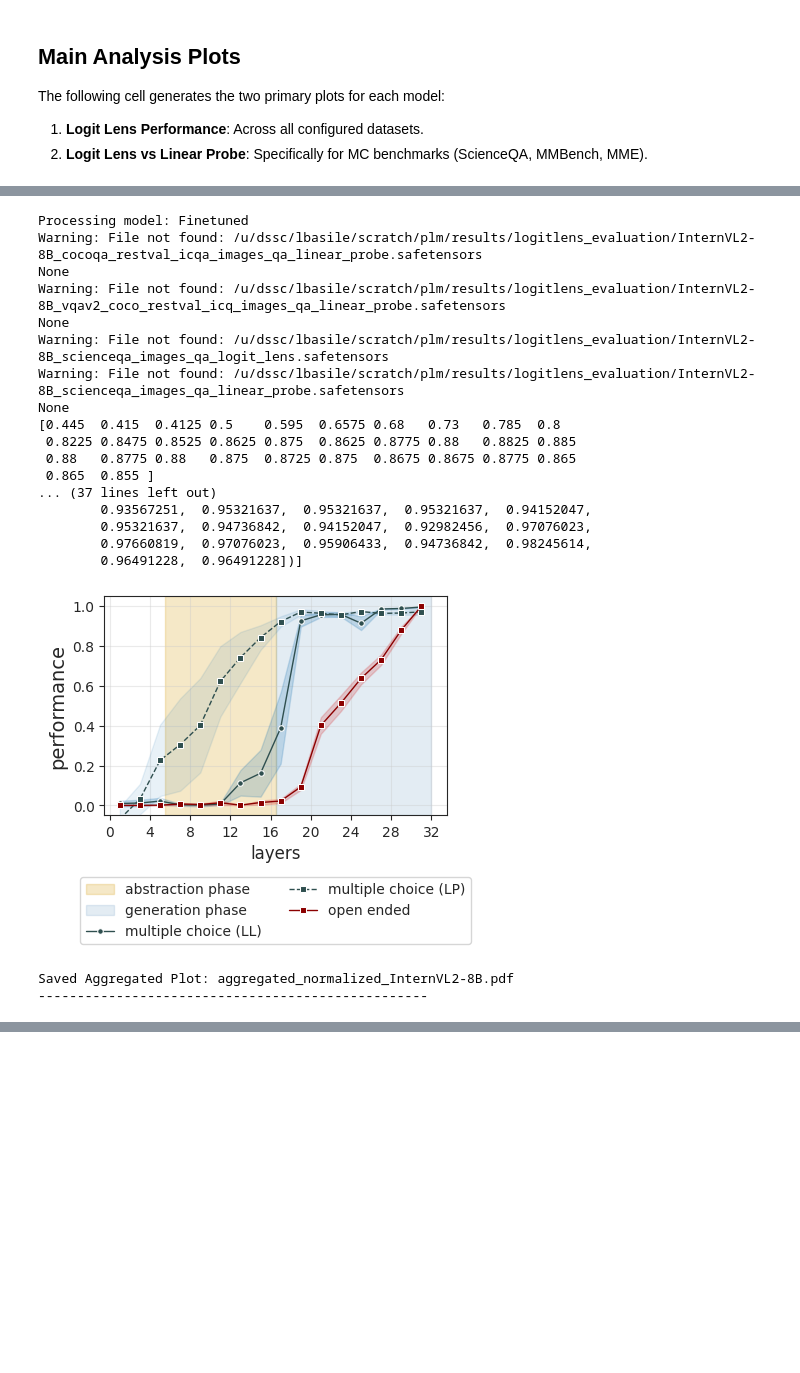
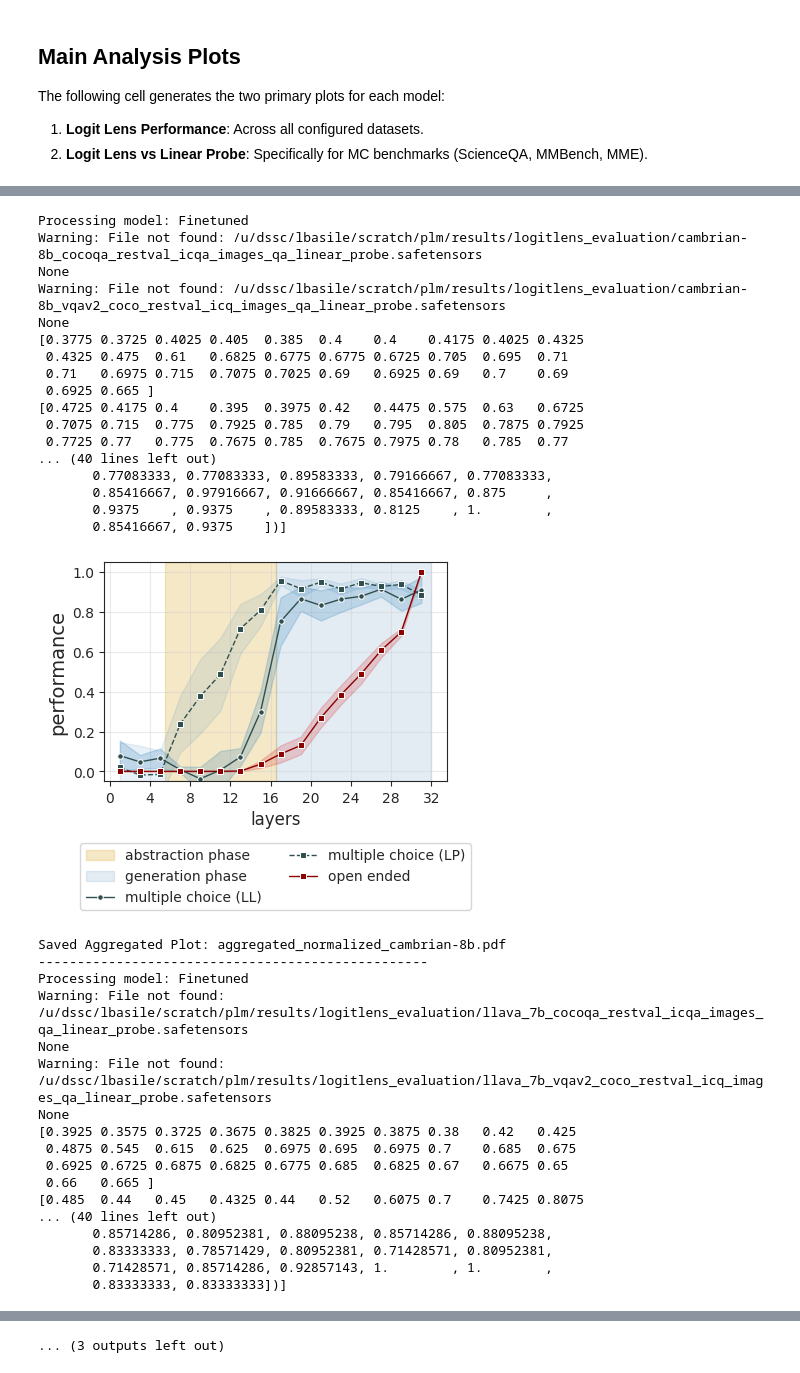
Before and after one commit to luisfpal/multimodal_finetuned_representations, a Jupyter notebook: plotting/logitlens_plots.ipynb, the cells around one changed output, grey strips where cells are left out. Cells and saved outputs as stored; diff of their text form; code cells hidden in the pictures; blank space fills up the shorter version.

```diff
--- a/plotting/logitlens_plots.ipynb
+++ b/plotting/logitlens_plots.ipynb
@@ -37,27 +37,36 @@ Define the datasets and models to include in the plots.
 DATASETS = [
     ("l11p/COCOQA-restval-ICQA", ["images_qa"]),
     ("l11p/VQAv2-COCO-restval-ICQ", ["images_qa"]),
-    ("derek-thomas/ScienceQA", ["images_qa"]),
+    ("lmms-lab/ScienceQA", ["images_qa"]),
     ("l11p/MME-test-captioned", ["images_qa"]),
     ("l11p/MMBench_EN-dev-captioned", ["images_qa"]),
     ("l11p/GQA-val-balanced-noyesno-captioned", ["images_qa"]),
-    ("lmms-lab/ai2d", ["images_qa"]),
+    # ("lmms-lab/ai2d", ["images_qa"]),
     ("lmms-lab/POPE", ["images_qa"]),
-    ("lmms-lab/textvqa", ["images_qa"])
+    # ("lmms-lab/textvqa", ["images_qa"]),
+    ("Lin-Chen/MMStar", ["images_qa"]),
+    ("vikhyatk/CountBenchQA", ["images_qa"]),
 ]
 
 # Multiple choice datasets for the comparison plot
 MC_DATASETS = [
-    # "derek-thomas/ScienceQA",
+    # "lmms-lab/ScienceQA",
     "l11p/MME-test-captioned",
     "l11p/MMBench_EN-dev-captioned",
-    "lmms-lab/ai2d",
-    "lmms-lab/POPE"
+    # "lmms-lab/ai2d",
+    "lmms-lab/POPE",
+    "Lin-Chen/MMStar",
 ]
 
 # (model_path, model_label)
 MODELS = [
     # ("l11p/llava-v1.5-7b-pretrained-lbasile", "Pretrained"),
+    ("nyu-visionx/cambrian-8b", "Finetuned"),
+    ("lbasile/llava_7b", "Finetuned"),
+    ("lbasile/llava_13b", "Finetuned"),
+    ("lbasile/llava_13b", "Finetuned"),
+    ("lmms-lab/LLaVA-OneVision-1.5-8B-Instruct", "Finetuned"),
+    ("lmms-lab/LLaVA-OneVision-1.5-4B-Instruct", "Finetuned"),
     ("OpenGVLab/InternVL2-8B", "Finetuned"),
 ]
 
@@ -100,7 +109,9 @@ BASELINES = {
     "gqa_val_balanced_noyesno_captioned": 0.0,
     "ai2d": 0.25,
     "pope": 0.5,
-    "textvqa": 0.0
+    "textvqa": 0.0,
+    "mmstar": 0.25,
+    "countbenchqa": 0.0,
 }
 
 # Flag to toggle standard deviation shading
@@ -262,9 +289,9 @@ Saved Plot 2: logitlens_vs_probe_normalized_InternVL2-8B.png
 # --- Plot 3: Aggregated MME/MMBench vs QA ---
 
 # Define groups based on the DATASETS list
-GROUP_MC = ["l11p/MME-test-captioned", "l11p/MMBench_EN-dev-captioned", "lmms-lab/ai2d", "lmms-lab/POPE"]
+GROUP_MC = ["l11p/MME-test-captioned", "l11p/MMBench_EN-dev-captioned", "lmms-lab/POPE", "Lin-Chen/MMStar"]
 # GROUP_MC = ["l11p/MMBench_EN-dev-captioned", "lmms-lab/POPE"]
-GROUP_QA = ["l11p/GQA-val-balanced-noyesno-captioned", "l11p/COCOQA-restval-ICQA", "l11p/VQAv2-COCO-restval-ICQ", "lmms-lab/textvqa"]
+GROUP_QA = ["l11p/GQA-val-balanced-noyesno-captioned", "l11p/COCOQA-restval-ICQA", "l11p/VQAv2-COCO-restval-ICQ"]
 
 # Helper to average arrays of potentially different lengths (clips to min len)
 def average_arrays(arrays):
@@ -349,47 +376,62 @@ for model_path, model_label in MODELS:
         sns.lineplot(
             x=range(len(mean_qa_ll))[1::2], y=mean_qa_ll[1::2],
             label="open ended", color="darkred",
             marker="s", markersize=4, linewidth=1, ax=ax_combined
         )
         if SHOW_STD and std_qa_ll is not None:
             ax_combined.fill_between(range(len(mean_qa_ll))[1::2], mean_qa_ll[1::2] - std_qa_ll[1::2]/2, mean_qa_ll[1::2] + std_qa_ll[1::2]/2, color="tab:red", alpha=0.2)
 
     ax_combined.set_xticks(np.array(list(range(0, 33, 4))))
     ax_combined.set_ylim(-0.05, 1.05)
     ax_combined.set_ylabel("performance", fontsize=14)
     ax_combined.set_xlabel("layers", fontsize=12)
 
     # Place legend below the plot, centered
     ax_combined.legend(fontsize=10, loc='upper center', bbox_to_anchor=(0.5, -0.25), ncol=2)
 
     # ax_combined.set_title(f"Aggregated: {model_label}", fontsize=15)
     ax_combined.grid(True, alpha=0.4)
 
     gs_combined.tight_layout(fig_combined)
 
     out_name = f"aggregated_normalized_{model_slug}.pdf"
     plt.savefig(os.path.join(OUTPUT_DIR, out_name), bbox_inches='tight')
     plt.show()
     print(f"Saved Aggregated Plot: {out_name}")
     print("-" * 50)
 # %% [output]
 Processing model: Finetuned
-Warning: File not found: /u/dssc/lbasile/scratch/plm/results/logitlens_evaluation/InternVL2-8B_cocoqa_restval_icqa_images_qa_linear_probe.safetensors
+Warning: File not found: /u/dssc/lbasile/scratch/plm/results/logitlens_evaluation/cambrian-8b_cocoqa_restval_icqa_images_qa_linear_probe.safetensors
 None
-Warning: File not found: /u/dssc/lbasile/scratch/plm/results/logitlens_evaluation/InternVL2-8B_vqav2_coco_restval_icq_images_qa_linear_probe.safetensors
+Warning: File not found: /u/dssc/lbasile/scratch/plm/results/logitlens_evaluation/cambrian-8b_vqav2_coco_restval_icq_images_qa_linear_probe.safetensors
 None
-Warning: File not found: /u/dssc/lbasile/scratch/plm/results/logitlens_evaluation/InternVL2-8B_scienceqa_images_qa_logit_lens.safetensors
-Warning: File not found: /u/dssc/lbasile/scratch/plm/results/logitlens_evaluation/InternVL2-8B_scienceqa_images_qa_linear_probe.safetensors
-None
-[0.445  0.415  0.4125 0.5    0.595  0.6575 0.68   0.73   0.785  0.8
- 0.8225 0.8475 0.8525 0.8625 0.875  0.8625 0.8775 0.88   0.8825 0.885
- 0.88   0.8775 0.88   0.875  0.8725 0.875  0.8675 0.8675 0.8775 0.865
- 0.865  0.855 ]
-... (37 lines left out)
-        0.93567251,  0.95321637,  0.95321637,  0.95321637,  0.94152047,
-        0.95321637,  0.94736842,  0.94152047,  0.92982456,  0.97076023,
-        0.97660819,  0.97076023,  0.95906433,  0.94736842,  0.98245614,
-        0.96491228,  0.96491228])]
+[0.3775 0.3725 0.4025 0.405  0.385  0.4    0.4    0.4175 0.4025 0.4325
+ 0.4325 0.475  0.61   0.6825 0.6775 0.6775 0.6725 0.705  0.695  0.71
+ 0.71   0.6975 0.715  0.7075 0.7025 0.69   0.6925 0.69   0.7    0.69
+ 0.6925 0.665 ]
+[0.4725 0.4175 0.4    0.395  0.3975 0.42   0.4475 0.575  0.63   0.6725
+ 0.7075 0.715  0.775  0.7925 0.785  0.79   0.795  0.805  0.7875 0.7925
+ 0.7725 0.77   0.775  0.7675 0.785  0.7675 0.7975 0.78   0.785  0.77
+... (40 lines left out)
+       0.77083333, 0.77083333, 0.89583333, 0.79166667, 0.77083333,
+       0.85416667, 0.97916667, 0.91666667, 0.85416667, 0.875     ,
+       0.9375    , 0.9375    , 0.89583333, 0.8125    , 1.        ,
+       0.85416667, 0.9375    ])]
-[figure, old version]
+[figure, new version]
-Saved Aggregated Plot: aggregated_normalized_InternVL2-8B.pdf
+Saved Aggregated Plot: aggregated_normalized_cambrian-8b.pdf
 --------------------------------------------------
+Processing model: Finetuned
+Warning: File not found: /u/dssc/lbasile/scratch/plm/results/logitlens_evaluation/llava_7b_cocoqa_restval_icqa_images_qa_linear_probe.safetensors
+None
+Warning: File not found: /u/dssc/lbasile/scratch/plm/results/logitlens_evaluation/llava_7b_vqav2_coco_restval_icq_images_qa_linear_probe.safetensors
+None
+[0.3925 0.3575 0.3725 0.3675 0.3825 0.3925 0.3875 0.38   0.42   0.425
+ 0.4875 0.545  0.615  0.625  0.6975 0.695  0.6975 0.7    0.685  0.675
+ 0.6925 0.6725 0.6875 0.6825 0.6775 0.685  0.6825 0.67   0.6675 0.65
+ 0.66   0.665 ]
+[0.485  0.44   0.45   0.4325 0.44   0.52   0.6075 0.7    0.7425 0.8075
+... (40 lines left out)
+       0.85714286, 0.80952381, 0.88095238, 0.85714286, 0.88095238,
+       0.83333333, 0.78571429, 0.80952381, 0.71428571, 0.80952381,
+       0.71428571, 0.85714286, 0.92857143, 1.        , 1.        ,
+       0.83333333, 0.83333333])]
@@ -395,0 +511 @@ Saved Aggregated Plot: aggregated_normalized_InternVL2-8B.pdf
+... (3 outputs left out)
```
Also changed, not shown: parts of 2 cells of this notebook, 38 other files.
